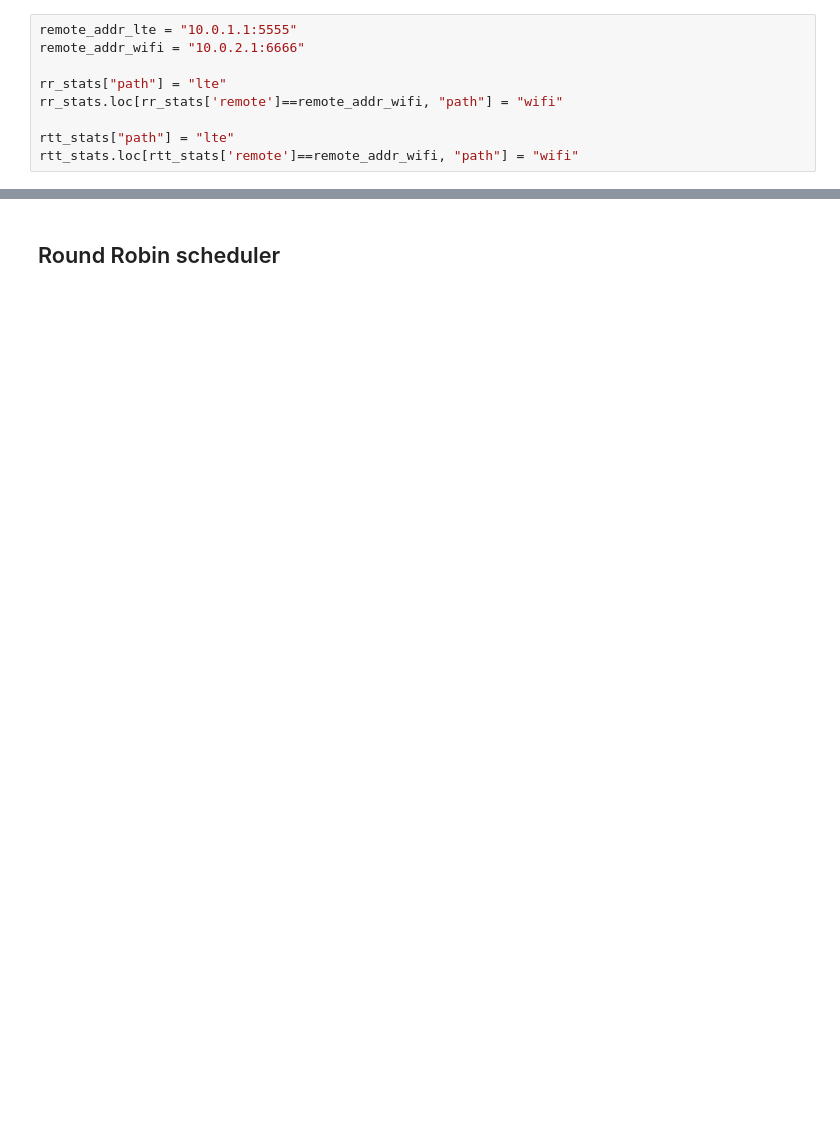
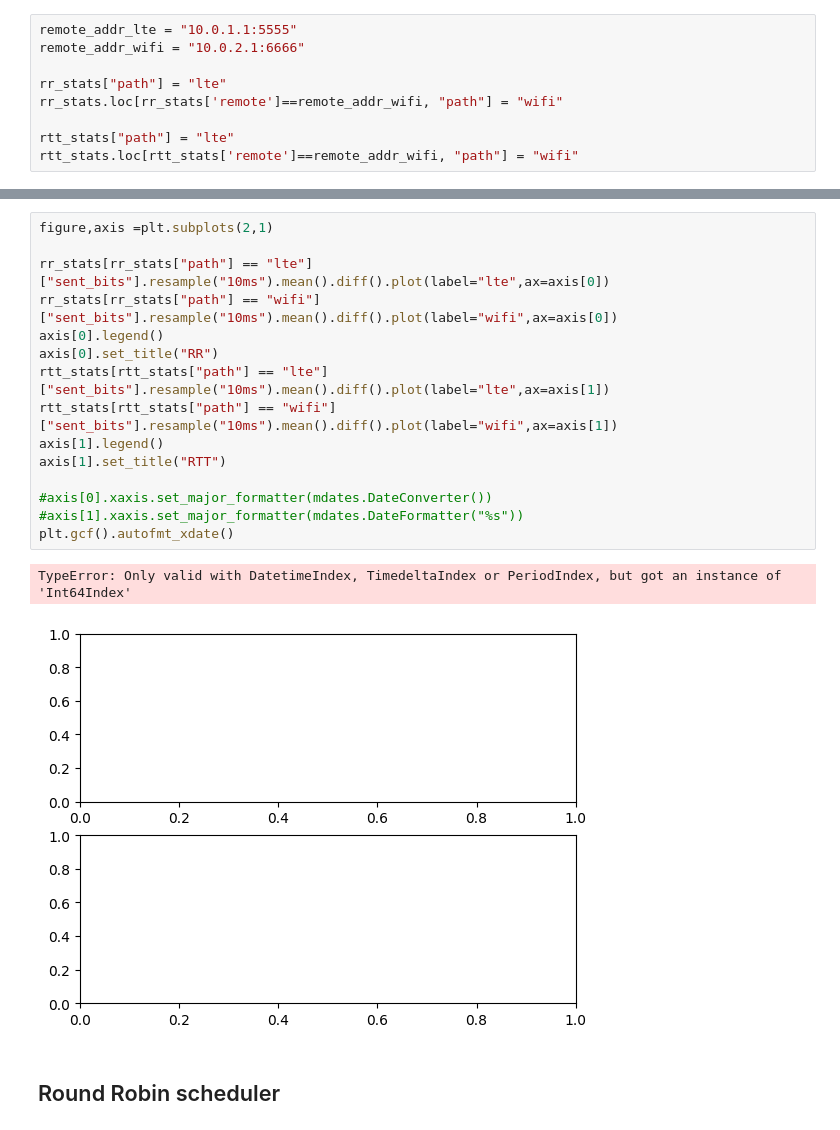
Before and after one commit to jglara/mpquic-rl, a Jupyter notebook: mpquic-rl.ipynb, the cells around one changed output, grey strips where cells are left out. Saved outputs shown, nothing was run; the diff lists cells and outputs as text; blank space fills up the shorter version.

```diff
--- a/mpquic-rl.ipynb
+++ b/mpquic-rl.ipynb
@@ -98,3 +78,21 @@ rr_lte[["sent_bytes"]].resample("100ms").mean().diff().plot()
+# %%
+figure,axis =plt.subplots(2,1)
+
+rr_stats[rr_stats["path"] == "lte"]["sent_bits"].resample("10ms").mean().diff().plot(label="lte",ax=axis[0])
+rr_stats[rr_stats["path"] == "wifi"]["sent_bits"].resample("10ms").mean().diff().plot(label="wifi",ax=axis[0])
+axis[0].legend()
+axis[0].set_title("RR")
+rtt_stats[rtt_stats["path"] == "lte"]["sent_bits"].resample("10ms").mean().diff().plot(label="lte",ax=axis[1])
+rtt_stats[rtt_stats["path"] == "wifi"]["sent_bits"].resample("10ms").mean().diff().plot(label="wifi",ax=axis[1])
+axis[1].legend()
+axis[1].set_title("RTT")
+
+#axis[0].xaxis.set_major_formatter(mdates.DateConverter())
+#axis[1].xaxis.set_major_formatter(mdates.DateFormatter("%s"))
+plt.gcf().autofmt_xdate()
+# %% [output]
+TypeError: Only valid with DatetimeIndex, TimedeltaIndex or PeriodIndex, but got an instance of 'Int64Index'
+[figure, added]
 # %% [markdown]
 ## Round Robin scheduler
 # %%
```
Also changed, not shown: parts of 21 cells of this notebook, 7 other files.
